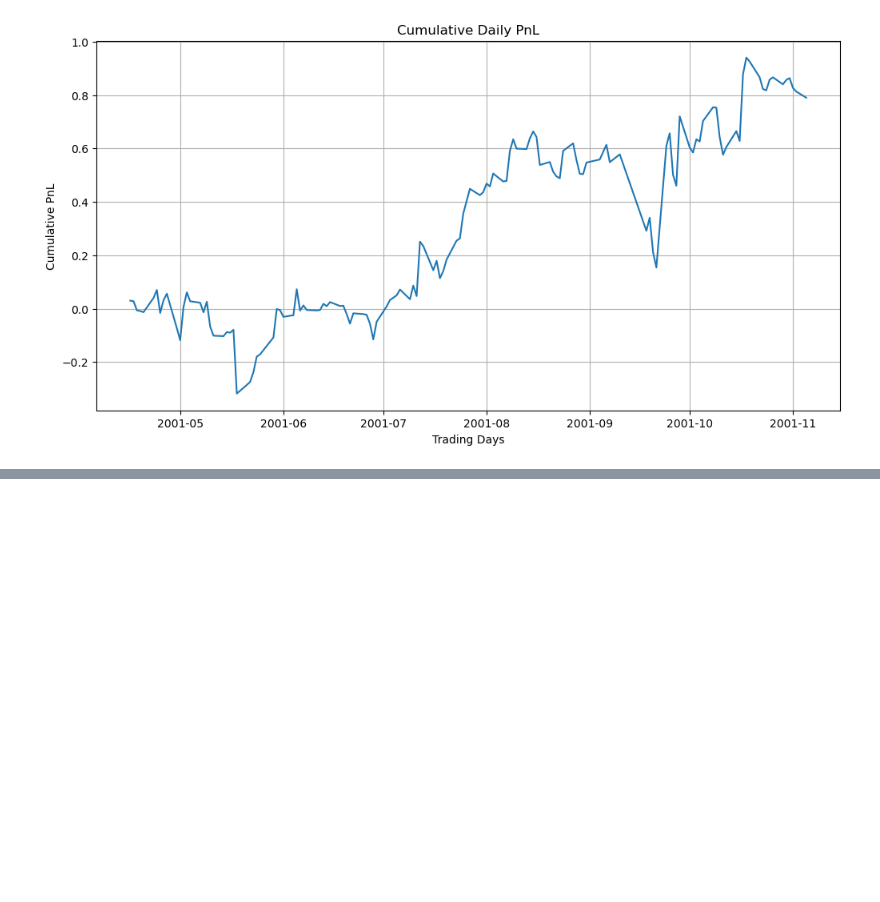
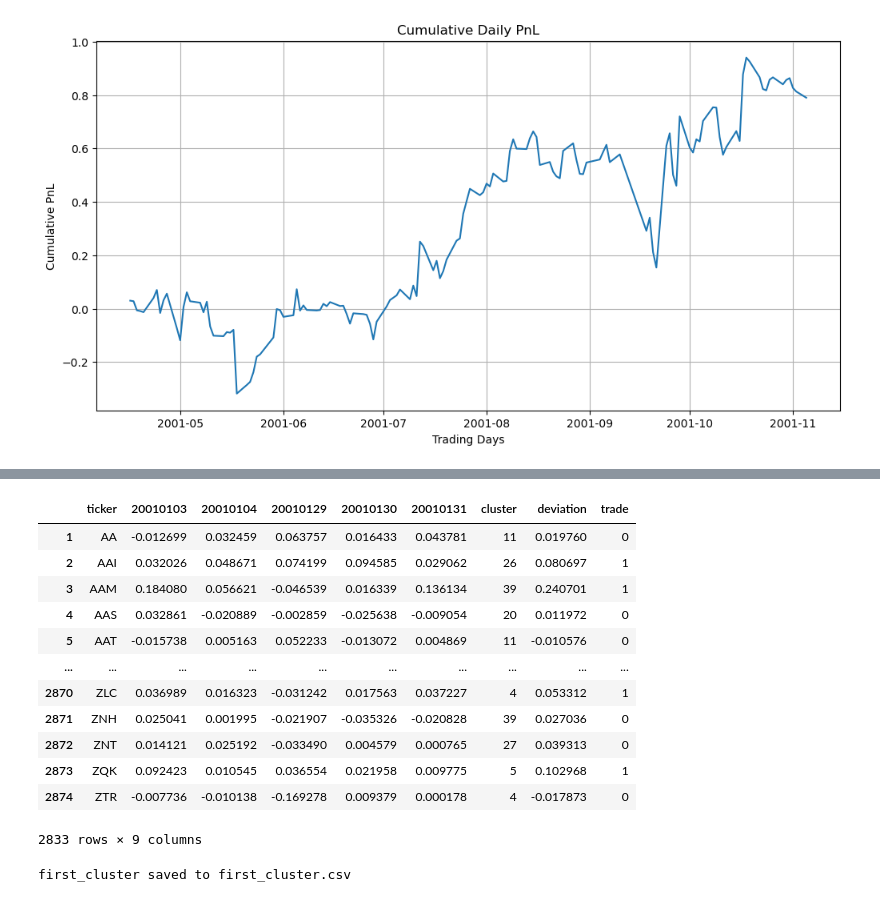
Before and after one commit to khangnguyen275/spectral_clustering_finance, a Jupyter notebook: khang.ipynb, the cells around one changed output, grey strips where cells are left out. Cells and saved outputs as stored; diff of their text form; code cells hidden in the pictures; blank space fills up the shorter version.

```diff
--- a/khang.ipynb
+++ b/khang.ipynb
@@ -96,0 +132,4 @@ def calculate_Return_Rate(R_curr: pd.DataFrame, window_width: int):
+# %%
+R_curr, market_curr = get_sliding_window_data(eligible_dates, lookback_window=5, lookforward_window=2, start_date = 5)
+print(market_curr)
+R_curr
@@ -96,0 +181,26 @@ def calculate_Return_Rate(R_curr: pd.DataFrame, window_width: int):
+# %%
+R_cov = identify_stocks(R_cov, lookforward_window=3, w=5, threshold=0.05)
+R_cov
+# %% [output]
+|  | ticker | 20010103 | 20010104 | 20010129 | 20010130 | 20010131 | cluster | deviation | trade |
+| 1 | AA | -0.012699 | 0.032459 | 0.063757 | 0.016433 | 0.043781 | 11 | 0.019760 | 0 |
+| 2 | AAI | 0.032026 | 0.048671 | 0.074199 | 0.094585 | 0.029062 | 26 | 0.080697 | 1 |
+| 3 | AAM | 0.184080 | 0.056621 | -0.046539 | 0.016339 | 0.136134 | 39 | 0.240701 | 1 |
+| 4 | AAS | 0.032861 | -0.020889 | -0.002859 | -0.025638 | -0.009054 | 20 | 0.011972 | 0 |
+| 5 | AAT | -0.015738 | 0.005163 | 0.052233 | -0.013072 | 0.004869 | 11 | -0.010576 | 0 |
+| ... | ... | ... | ... | ... | ... | ... | ... | ... | ... |
+| 2870 | ZLC | 0.036989 | 0.016323 | -0.031242 | 0.017563 | 0.037227 | 4 | 0.053312 | 1 |
+| 2871 | ZNH | 0.025041 | 0.001995 | -0.021907 | -0.035326 | -0.020828 | 39 | 0.027036 | 0 |
+| 2872 | ZNT | 0.014121 | 0.025192 | -0.033490 | 0.004579 | 0.000765 | 27 | 0.039313 | 0 |
+| 2873 | ZQK | 0.092423 | 0.010545 | 0.036554 | 0.021958 | 0.009775 | 5 | 0.102968 | 1 |
+| 2874 | ZTR | -0.007736 | -0.010138 | -0.169278 | 0.009379 | 0.000178 | 4 | -0.017873 | 0 |
+2833 rows × 9 columns
+# %%
+R_cov = assign_stock_weights(R_cov, weighting_scheme= 'exponential')
+first_cluster_id = R_cov['cluster'].min()
+first_cluster = R_cov[R_cov['cluster'] == first_cluster_id]
+# Save first_cluster DataFrame to CSV for viewing
+first_cluster.to_csv('first_cluster.csv', index=False)
+print("first_cluster saved to first_cluster.csv")
+# %% [output]
+first_cluster saved to first_cluster.csv
```
Also changed, not shown: parts of 12 cells of this notebook, 1 other file.
